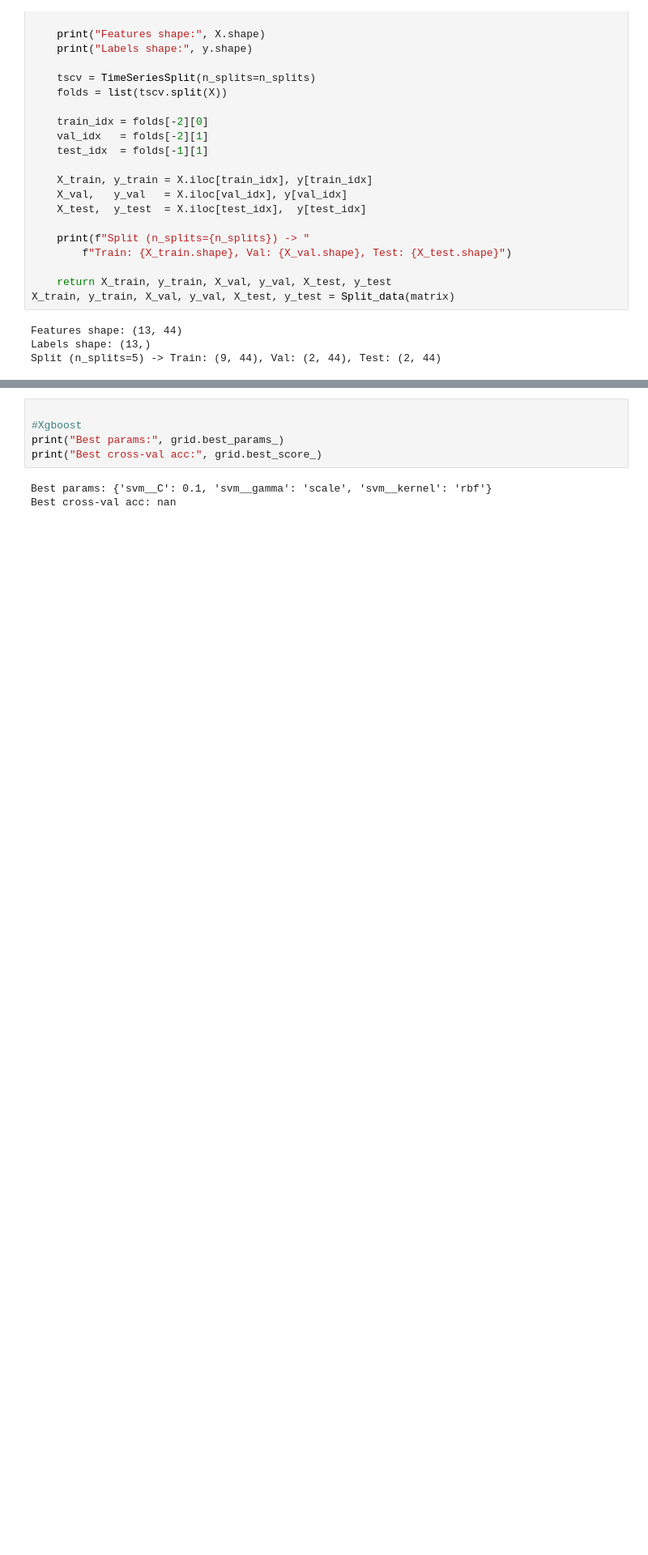
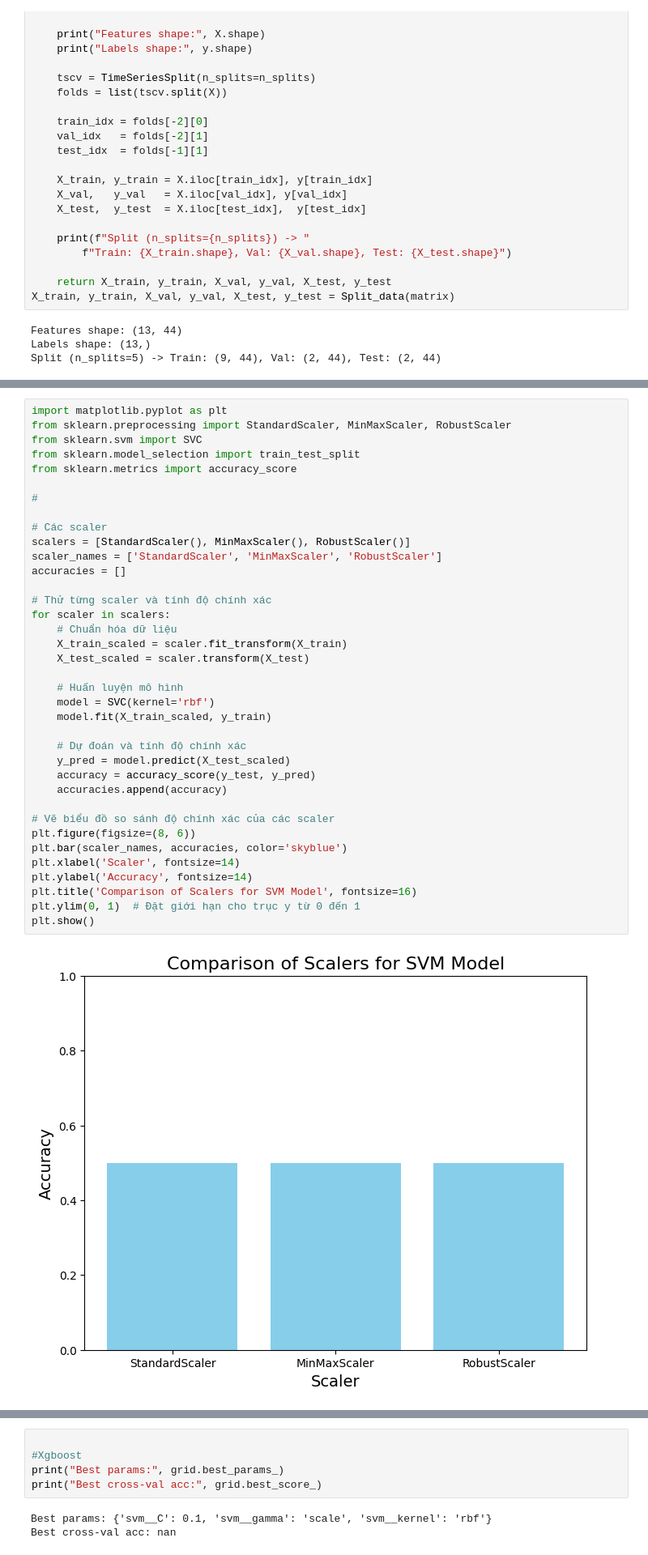
Before and after one commit to giunzz/Data_Science, a Jupyter notebook: Tuan6/BT6.ipynb, the cells around one changed output, grey strips where cells are left out. Shown at 81% size. Cells and saved outputs as stored; diff of their text form; blank space fills up the shorter version.

```diff
--- a/Tuan6/BT6.ipynb
+++ b/Tuan6/BT6.ipynb
@@ -309,0 +329,39 @@ Matrix shape: (13, 45)
+# %%
+import matplotlib.pyplot as plt
+from sklearn.preprocessing import StandardScaler, MinMaxScaler, RobustScaler
+from sklearn.svm import SVC
+from sklearn.model_selection import train_test_split
+from sklearn.metrics import accuracy_score
+
+#
+
+# Các scaler
+scalers = [StandardScaler(), MinMaxScaler(), RobustScaler()]
+scaler_names = ['StandardScaler', 'MinMaxScaler', 'RobustScaler']
+accuracies = []
+
+# Thử từng scaler và tính độ chính xác
+for scaler in scalers:
+    # Chuẩn hóa dữ liệu
+    X_train_scaled = scaler.fit_transform(X_train)
+    X_test_scaled = scaler.transform(X_test)
+
+    # Huấn luyện mô hình
+    model = SVC(kernel='rbf')
+    model.fit(X_train_scaled, y_train)
+
+    # Dự đoán và tính độ chính xác
+    y_pred = model.predict(X_test_scaled)
+    accuracy = accuracy_score(y_test, y_pred)
+    accuracies.append(accuracy)
+
+# Vẽ biểu đồ so sánh độ chính xác của các scaler
+plt.figure(figsize=(8, 6))
+plt.bar(scaler_names, accuracies, color='skyblue')
+plt.xlabel('Scaler', fontsize=14)
+plt.ylabel('Accuracy', fontsize=14)
+plt.title('Comparison of Scalers for SVM Model', fontsize=16)
+plt.ylim(0, 1)  # Đặt giới hạn cho trục y từ 0 đến 1
+plt.show()
+# %% [output]
+[figure, added]
```
Also changed, not shown: parts of 17 cells of this notebook, 1 other file.
